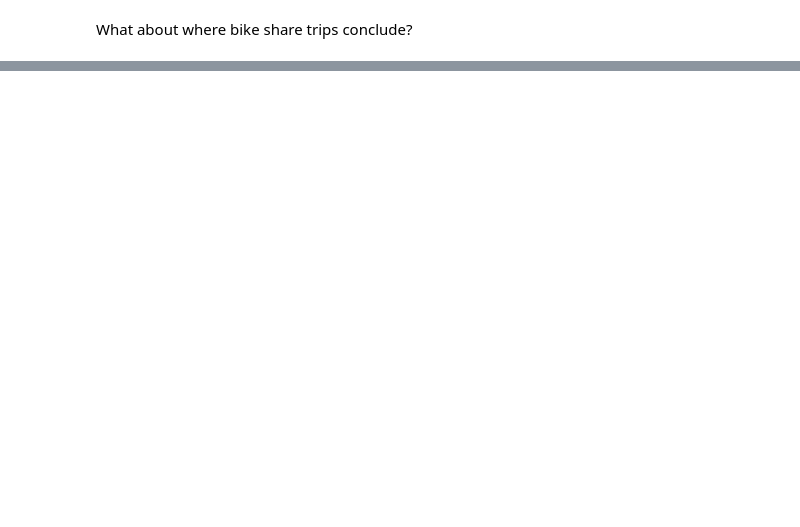
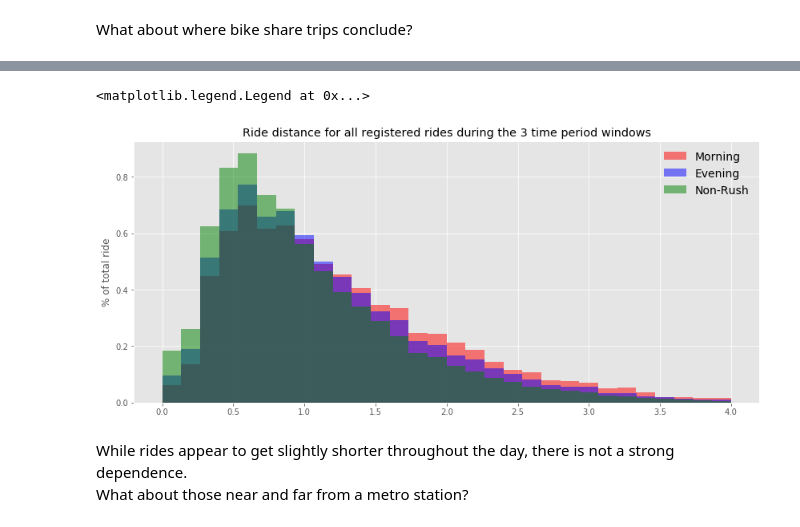
Before and after one commit to dandtaylor/MetroDelayBikeShare, a Jupyter notebook: Analysis_metro_bikeshare_commuters.ipynb, the cells around one changed output, grey strips where cells are left out. Cells and saved outputs as stored; diff of their text form; code cells hidden in the pictures; blank space fills up the shorter version.

```diff
--- a/Analysis_metro_bikeshare_commuters.ipynb
+++ b/Analysis_metro_bikeshare_commuters.ipynb
@@ -62,0 +106,18 @@ Number of weekday days:    262
+# %%
+def line_map(line, bikestations = stations_close_dict):
+    map_osm = folium.Map(location=[38.889931, -77.009003], tiles='Stamen Toner',
+           zoom_start=13)
+    for key in station_data[line]:
+        folium.Marker(station_data[line][key], popup= key,
+                      icon=folium.Icon(color='green')).add_to(map_osm)
+    for ii in range(len(bikestations[line])):
+        folium.Marker(bike_location[bikestations[line][ii]], popup= bikestations[line][ii],
+                      icon=folium.Icon(color='red')).add_to(map_osm)
+    return map_osm
+
+def route_dist(x, y):
+    """ this will return the distance between two point using the vincenty method
+    This method is meant to be 'applied' to a dataframe"""
+    start = bike_location[x]
+    end = bike_location[y]
+    return vincenty(start, end).miles
@@ -435,0 +500,5 @@ This is how many bike trips ended far from a metro station: 498684
+# %%
+# this step is very slow
+#bikeshare_no_rush_far.apply(lambda x: route_dist(x['Start station'], x['End station']), axis=1)
+bikeshare_morning_rush['Ride dist'] = bikeshare_morning_rush.apply(lambda x: route_dist(x['Start station'], x['End station']),
+                                                                   axis=1)
@@ -435,0 +522,3 @@ This is how many bike trips ended far from a metro station: 498684
+# %%
+bikeshare_evening_rush['Ride dist'] = bikeshare_evening_rush.apply(lambda x: route_dist(x['Start station'], x['End station']),
+                                                                   axis=1)
@@ -435,0 +543,3 @@ This is how many bike trips ended far from a metro station: 498684
+# %%
+bikeshare_no_rush['Ride dist'] = bikeshare_no_rush.apply(lambda x: route_dist(x['Start station'], x['End station']),
+                                                                   axis=1)
@@ -435,0 +564,17 @@ This is how many bike trips ended far from a metro station: 498684
+# %%
+fig, ax = plt.subplots(figsize=[14, 6])
+(bikeshare_morning_rush[bikeshare_morning_rush['Ride dist'] < 4]['Ride dist']).plot.hist(bins=30, alpha=0.5, normed = True,
+                                                                                         ax=ax, color='r', label='Morning')
+(bikeshare_evening_rush[bikeshare_evening_rush['Ride dist'] < 4]['Ride dist']).plot.hist(bins=30, alpha=0.5, normed = True,
+                                                                                         ax=ax, color='b', label='Evening')
+(bikeshare_no_rush[bikeshare_no_rush['Ride dist'] < 4]['Ride dist']).plot.hist(bins=30, alpha=0.5, normed = True,
+                                                                               ax=ax, color='g', label='Non-Rush')
+ax.set_ylabel('% of total rides')
+ax.set_title('Ride distance for all registered rides during the 3 time period windows')
+plt.legend(frameon=False, fontsize=14, loc=1)
+# %% [output]
+<matplotlib.legend.Legend at 0x...>
+[figure, added]
+# %% [markdown]
+While rides appear to get slightly shorter throughout the day, there is not a strong dependence.
+What about those near and far from a metro station?
```
Also changed, not shown: parts of 53 cells of this notebook.
